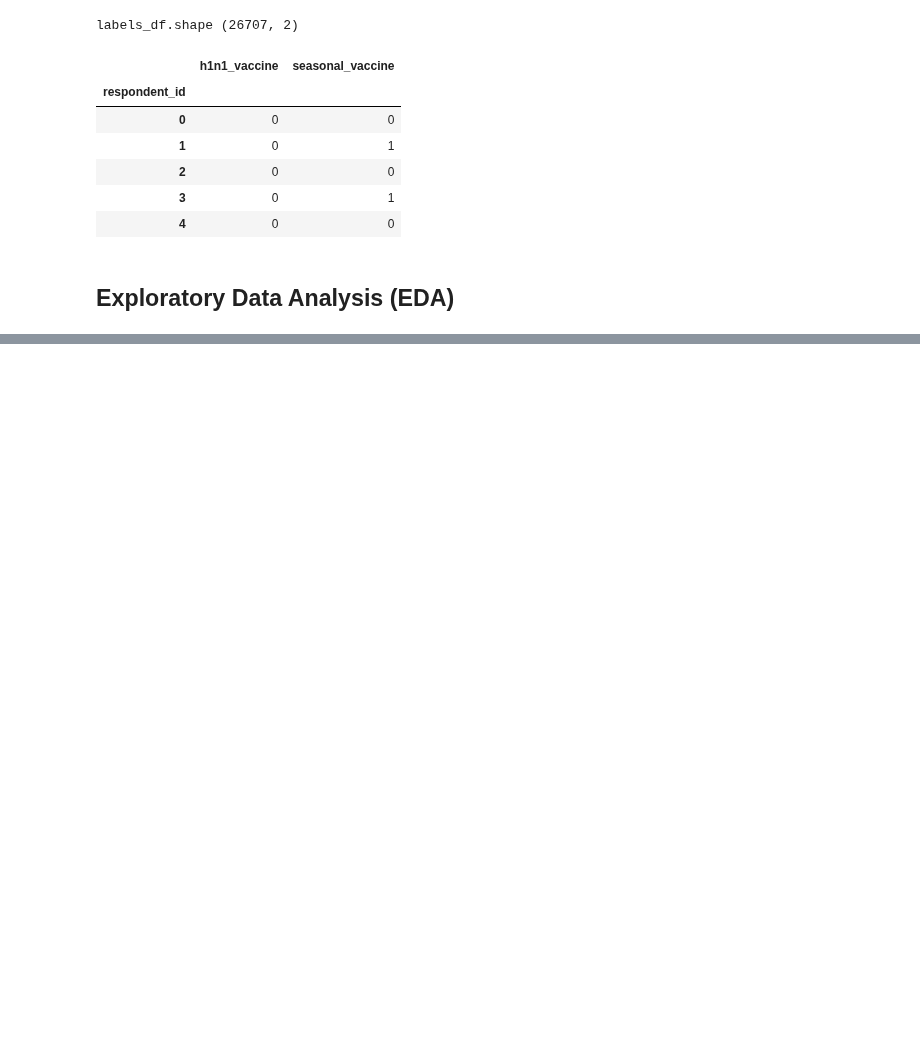
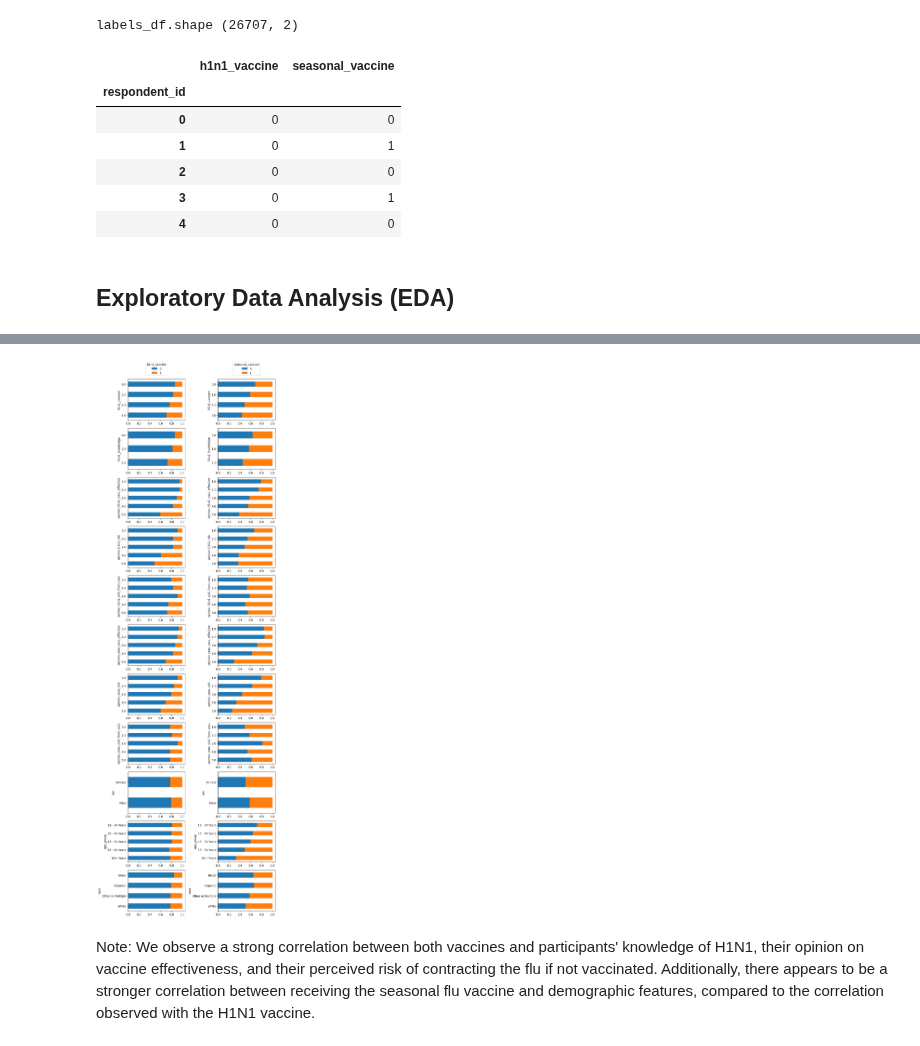
Before and after one commit to chipwayambokomas/flu_shot_learning, a Jupyter notebook: src/main.ipynb, the cells around one changed output, grey strips where cells are left out. Drawn from its saved outputs; the diff is of its cells as text; code cells hidden in the pictures; blank space fills up the shorter version.

```diff
--- a/src/main.ipynb
+++ b/src/main.ipynb
@@ -40,0 +208,37 @@ np.testing.assert_array_equal(features_df.index.values, labels_df.index.values)
+# %%
+cols_to_plot = [
+    'h1n1_concern',
+    'h1n1_knowledge',
+    'opinion_h1n1_vacc_effective',
+    'opinion_h1n1_risk',
+    'opinion_h1n1_sick_from_vacc',
+    'opinion_seas_vacc_effective',
+    'opinion_seas_risk',
+    'opinion_seas_sick_from_vacc',
+    'sex',
+    'age_group',
+    'race',
+]
+
+fig, ax = plt.subplots(
+    len(cols_to_plot), 2, figsize=(9,len(cols_to_plot)*2.5)
+)
+for idx, col in enumerate(cols_to_plot):
+    vaccination_rate_plot(
+        col, 'h1n1_vaccine', merged_df, ax=ax[idx, 0]
+    )
+    vaccination_rate_plot(
+        col, 'seasonal_vaccine', merged_df, ax=ax[idx, 1]
+    )
+
+ax[0, 0].legend(
+    loc='lower center', bbox_to_anchor=(0.5, 1.05), title='h1n1_vaccine'
+)
+ax[0, 1].legend(
+    loc='lower center', bbox_to_anchor=(0.5, 1.05), title='seasonal_vaccine'
+)
+fig.tight_layout()
+# %% [output]
+[figure, added]
+# %% [markdown]
+Note: We observe a strong correlation between both vaccines and participants' knowledge of H1N1, their opinion on vaccine effectiveness, and their perceived risk of contracting the flu if not vaccinated. Additionally, there appears to be a stronger correlation between receiving the seasonal flu vaccine and demographic features, compared to the correlation observed with the H1N1 vaccine.
```
Also changed, not shown: parts of 14 cells of this notebook.
